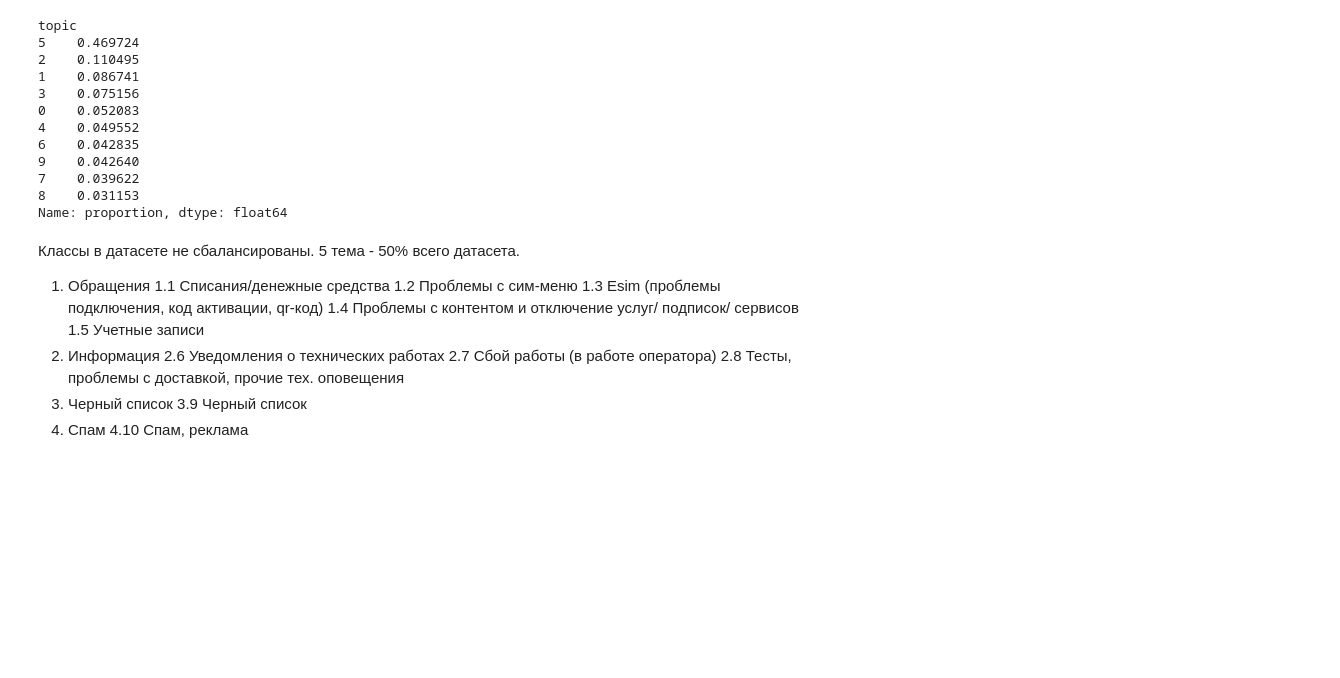
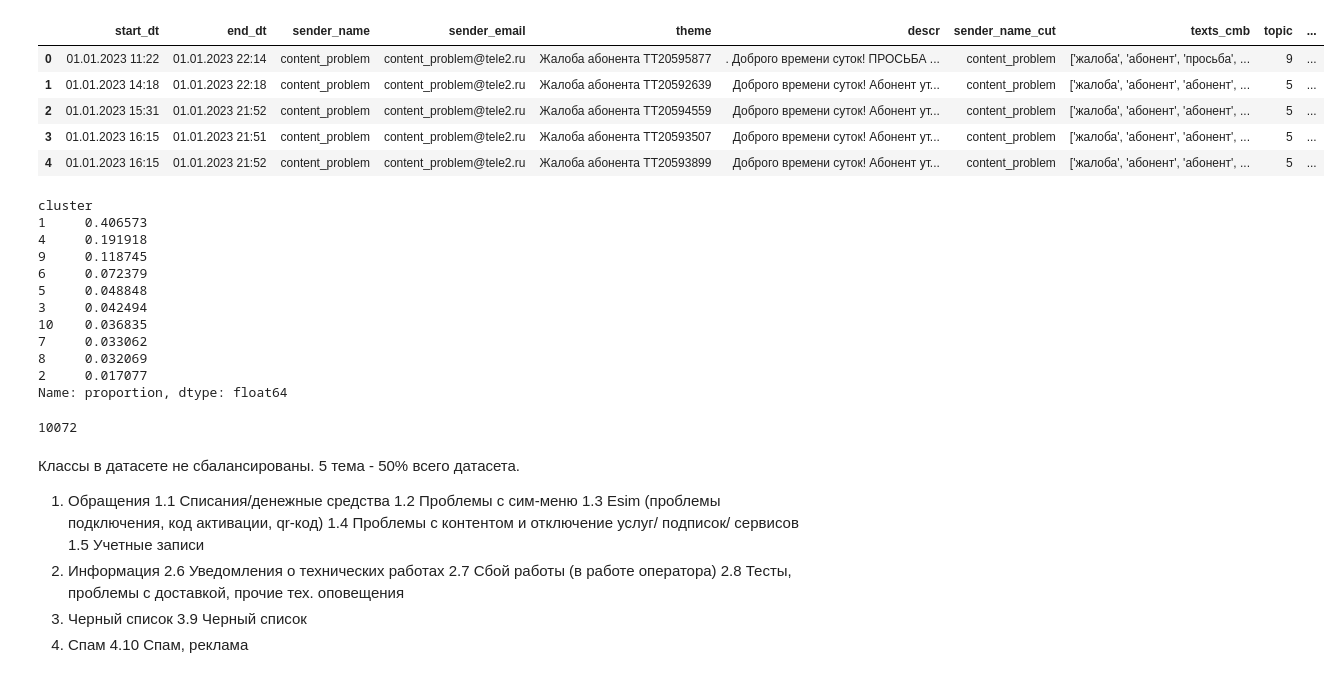
Before and after one commit to TaskGuru-AI/tasks_support_system_ai, a Jupyter notebook: notebooks/NLP/Baseline.ipynb, the cells around one changed output. Cells and saved outputs as stored; diff of their text form; code cells hidden in the pictures; blank space fills up the shorter version.

```diff
--- a/notebooks/NLP/Baseline.ipynb
+++ b/notebooks/NLP/Baseline.ipynb
@@ -25,21 +25,30 @@ from sklearn.metrics import silhouette_score
 from sklearn.feature_extraction.text import TfidfVectorizer
 from sklearn.svm import SVC
 from sklearn.metrics import accuracy_score, classification_report
+# %%
+df.head()
+# %% [output]
+|  | start_dt | end_dt | sender_name | sender_email | theme | descr | sender_name_cut | texts_cmb | topic | ... |
+| 0 | 01.01.2023 11:22 | 01.01.2023 22:14 | content_problem | content_problem@tele2.ru | Жалоба абонента TT20595877 | . Доброго времени суток! ПРОСЬБА ... | content_problem | ['жалоба', 'абонент', 'просьба', ... | 9 | ... |
+| 1 | 01.01.2023 14:18 | 01.01.2023 22:18 | content_problem | content_problem@tele2.ru | Жалоба абонента TT20592639 | Доброго времени суток! Абонент ут... | content_problem | ['жалоба', 'абонент', 'абонент', ... | 5 | ... |
+| 2 | 01.01.2023 15:31 | 01.01.2023 21:52 | content_problem | content_problem@tele2.ru | Жалоба абонента TT20594559 | Доброго времени суток! Абонент ут... | content_problem | ['жалоба', 'абонент', 'абонент', ... | 5 | ... |
+| 3 | 01.01.2023 16:15 | 01.01.2023 21:51 | content_problem | content_problem@tele2.ru | Жалоба абонента TT20593507 | Доброго времени суток! Абонент ут... | content_problem | ['жалоба', 'абонент', 'абонент', ... | 5 | ... |
+| 4 | 01.01.2023 16:15 | 01.01.2023 21:52 | content_problem | content_problem@tele2.ru | Жалоба абонента TT20593899 | Доброго времени суток! Абонент ут... | content_problem | ['жалоба', 'абонент', 'абонент', ... | 5 | ... |
 # %%
 df = pd.read_csv('labelled_data_1.csv', index_col=False)
 df.drop(columns=['Unnamed: 0.1', 'Column1', 'Unnamed: 0'], inplace=True)
 # %%
-df.topic.value_counts(normalize=True)
+df.cluster.value_counts(normalize=True)
 # %% [output]
-topic
-5    0.469724
-2    0.110495
-1    0.086741
-3    0.075156
-0    0.052083
-4    0.049552
-6    0.042835
-9    0.042640
-7    0.039622
-8    0.031153
+cluster
+1     0.406573
+4     0.191918
+9     0.118745
+6     0.072379
+5     0.048848
+3     0.042494
+10    0.036835
+7     0.033062
+8     0.032069
+2     0.017077
 Name: proportion, dtype: float64
@@ -45,0 +57,4 @@ Name: proportion, dtype: float64
+# %%
+df['cluster'].notna().sum()
+# %% [output]
+10072
```
Also changed, not shown: parts of 14 cells of this notebook.
